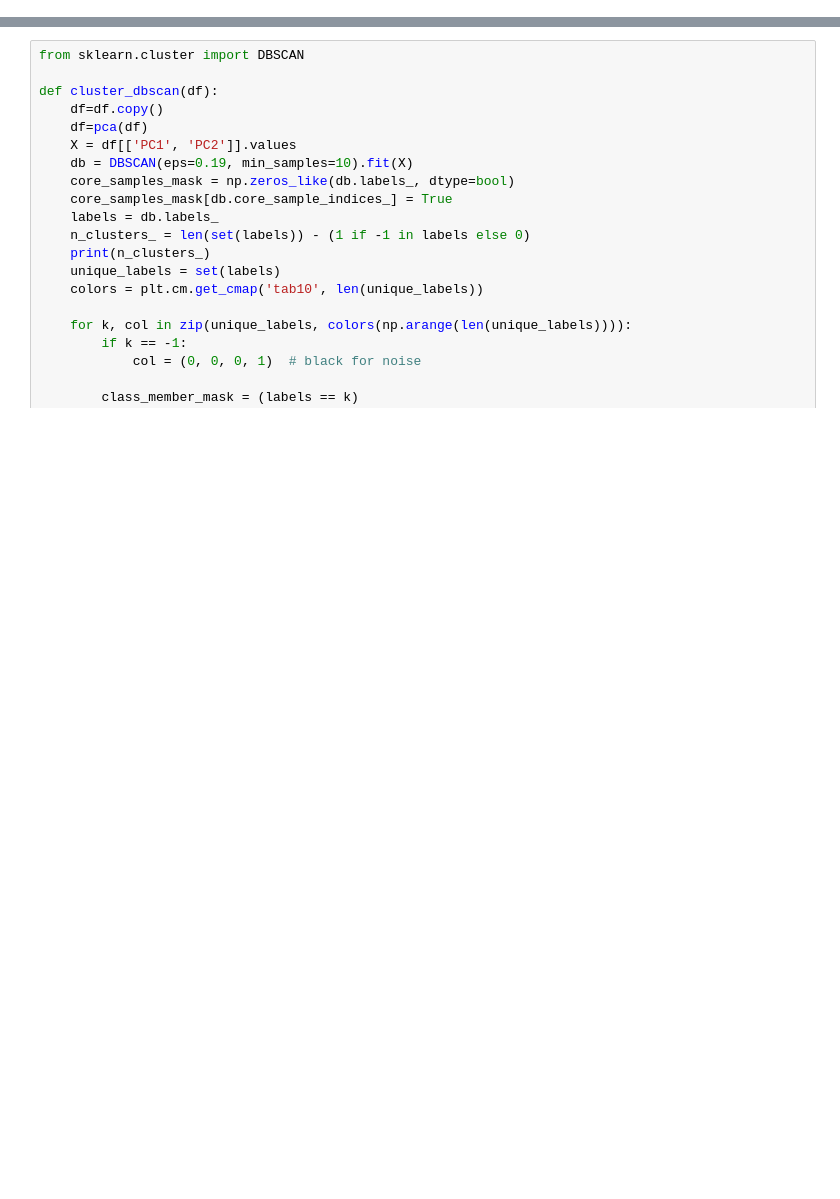
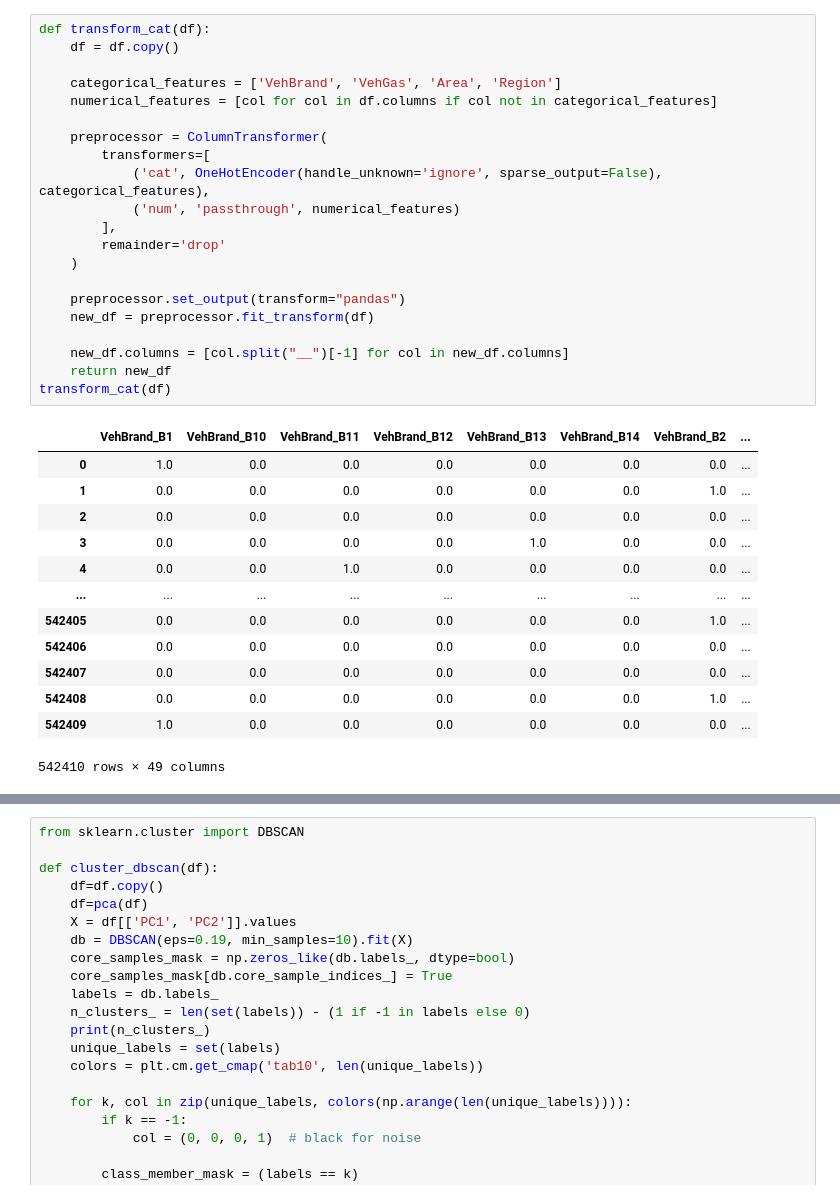
Before and after one commit to HKrtsn/ML-Project, a Jupyter notebook: transform.ipynb, the cells around one changed output, grey strips where cells are left out. Cells and saved outputs as stored; diff of their text form; blank space fills up the shorter version.

```diff
--- a/transform.ipynb
+++ b/transform.ipynb
@@ -38,3 +53,38 @@ dd = transform_cat(d)
+# %%
+def transform_cat(df):
+    df = df.copy()
+
+    categorical_features = ['VehBrand', 'VehGas', 'Area', 'Region']
+    numerical_features = [col for col in df.columns if col not in categorical_features]
+
+    preprocessor = ColumnTransformer(
+        transformers=[
+            ('cat', OneHotEncoder(handle_unknown='ignore', sparse_output=False), categorical_features),
+            ('num', 'passthrough', numerical_features)
+        ],
+        remainder='drop'
+    )
+
+    preprocessor.set_output(transform="pandas")
+    new_df = preprocessor.fit_transform(df)
+
+    new_df.columns = [col.split("__")[-1] for col in new_df.columns]
+    return new_df
+transform_cat(df)
+# %% [output]
+|  | VehBrand_B1 | VehBrand_B10 | VehBrand_B11 | VehBrand_B12 | VehBrand_B13 | VehBrand_B14 | VehBrand_B2 | ... |
+| 0 | 1.0 | 0.0 | 0.0 | 0.0 | 0.0 | 0.0 | 0.0 | ... |
+| 1 | 0.0 | 0.0 | 0.0 | 0.0 | 0.0 | 0.0 | 1.0 | ... |
+| 2 | 0.0 | 0.0 | 0.0 | 0.0 | 0.0 | 0.0 | 0.0 | ... |
+| 3 | 0.0 | 0.0 | 0.0 | 0.0 | 1.0 | 0.0 | 0.0 | ... |
+| 4 | 0.0 | 0.0 | 1.0 | 0.0 | 0.0 | 0.0 | 0.0 | ... |
+| ... | ... | ... | ... | ... | ... | ... | ... | ... |
+| 542405 | 0.0 | 0.0 | 0.0 | 0.0 | 0.0 | 0.0 | 1.0 | ... |
+| 542406 | 0.0 | 0.0 | 0.0 | 0.0 | 0.0 | 0.0 | 0.0 | ... |
+| 542407 | 0.0 | 0.0 | 0.0 | 0.0 | 0.0 | 0.0 | 0.0 | ... |
+| 542408 | 0.0 | 0.0 | 0.0 | 0.0 | 0.0 | 0.0 | 1.0 | ... |
+| 542409 | 1.0 | 0.0 | 0.0 | 0.0 | 0.0 | 0.0 | 0.0 | ... |
+542410 rows × 49 columns
 # %%
 import numpy as np
 import pandas as pd
```
Also changed, not shown: parts of 2 cells of this notebook, 4 other files.
